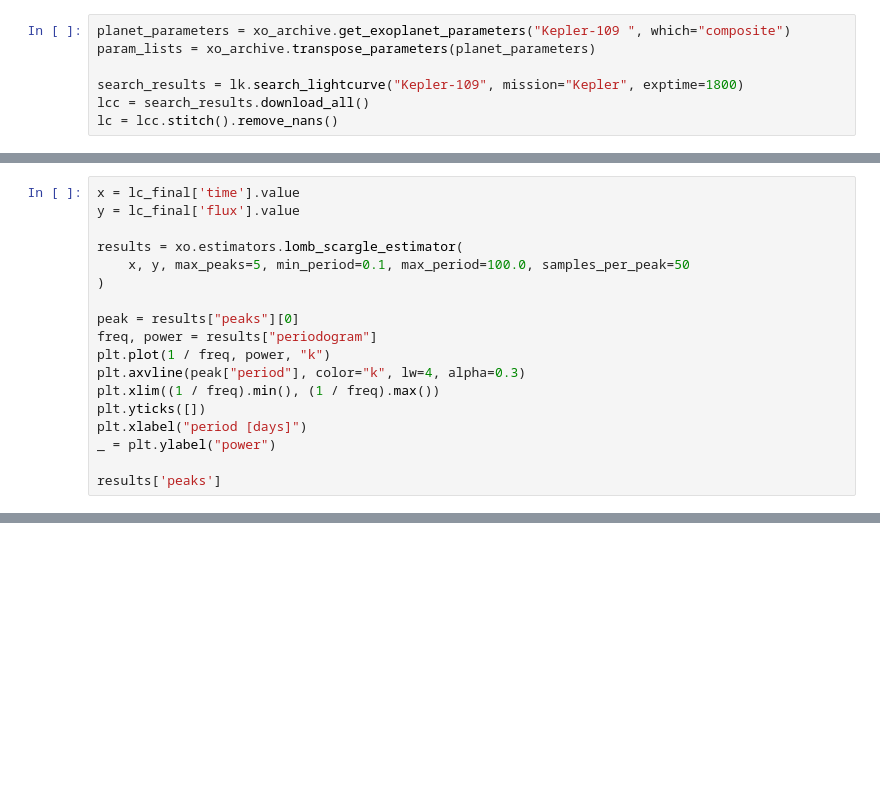
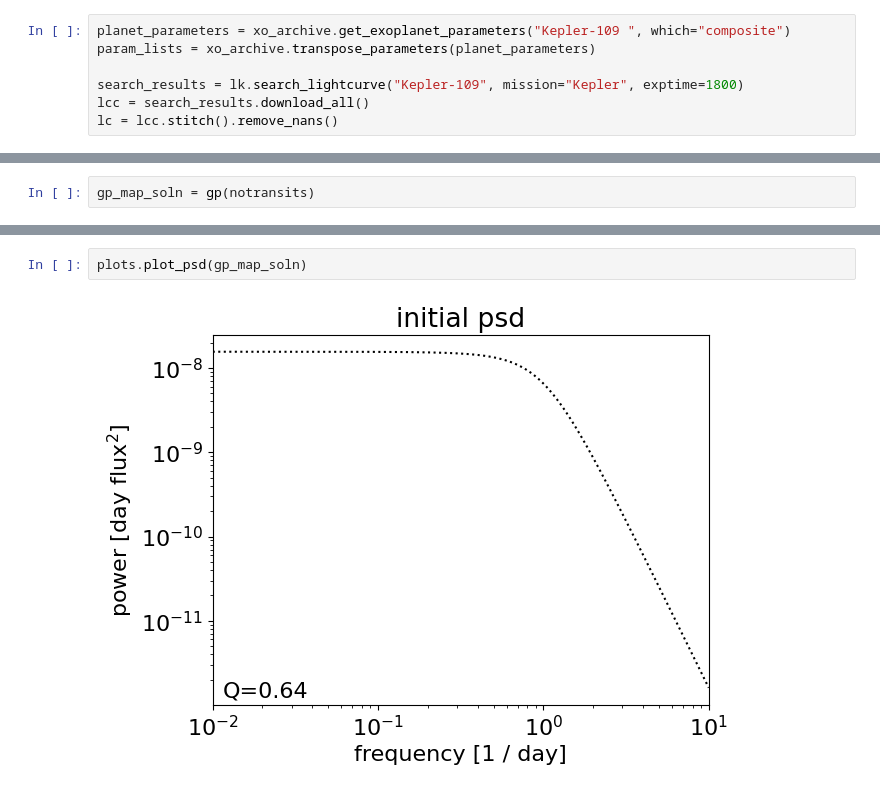
Before and after one commit to gsuissa/improving-exoplanet-radii, a Jupyter notebook: Kepler-109.ipynb, the cells around one changed output, grey strips where cells are left out. Drawn from its saved outputs; the diff is of its cells as text; blank space fills up the shorter version.

```diff
--- a/Kepler-109.ipynb
+++ b/Kepler-109.ipynb
@@ -215,18 +52,0 @@ param_lists
-# %%
-x = lc_final['time'].value
-y = lc_final['flux'].value
-
-results = xo.estimators.lomb_scargle_estimator(
-    x, y, max_peaks=5, min_period=0.1, max_period=100.0, samples_per_peak=50
-)
-
-peak = results["peaks"][0]
-freq, power = results["periodogram"]
-plt.plot(1 / freq, power, "k")
-plt.axvline(peak["period"], color="k", lw=4, alpha=0.3)
-plt.xlim((1 / freq).min(), (1 / freq).max())
-plt.yticks([])
-plt.xlabel("period [days]")
-_ = plt.ylabel("power")
-
-results['peaks']
@@ -426,0 +146,2 @@ def folded_plots(lc_final, map_soln):
+# %%
+gp_map_soln = gp(notransits)
@@ -427 +161,5 @@ def folded_plots(lc_final, map_soln):
+# %%
+plots.plot_psd(gp_map_soln)
+# %% [output]
+[figure, added]
 # %%
```
Also changed, not shown: parts of 33 cells of this notebook, 1 other file.
